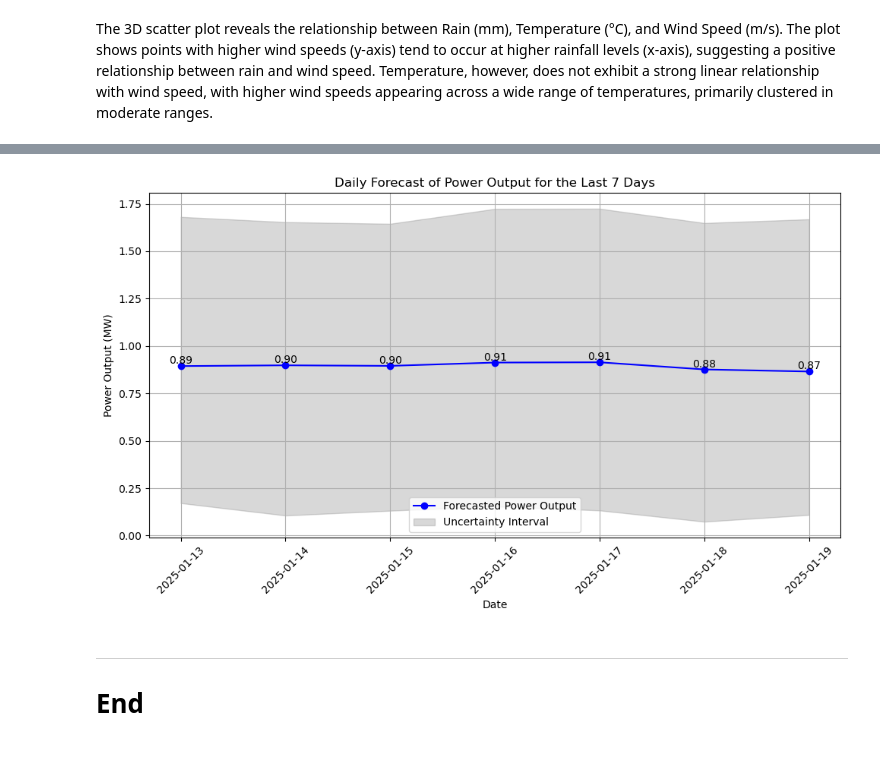
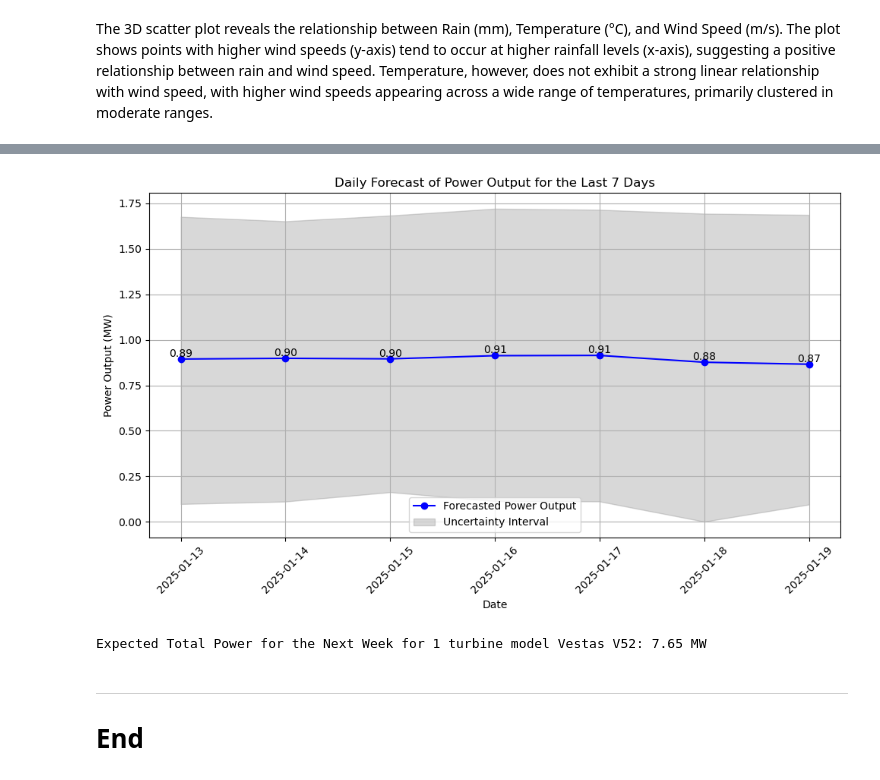
Before and after one commit to filipekojak88/PFDA, a Jupyter notebook: project/windspeed.ipynb, the cells around one changed output, grey strips where cells are left out. Saved outputs shown, nothing was run; the diff lists cells and outputs as text; code cells hidden in the pictures.

```diff
--- a/project/windspeed.ipynb
+++ b/project/windspeed.ipynb
@@ -615,15 +627,21 @@ forecast = model.predict(X_test)
 # %%
-import statsmodels.api as sm
-
-# Ensure the index has frequency
+# Ensure the index has daily frequency for time series consistency
 daily_data = daily_data.asfreq('D')
 
-# Fit an ARIMA model
+# Convert the wind power data from Watts to Megawatts (MW)
+daily_data['wdpr'] = daily_data['wdpr'] / 1e6  # 1 MW = 10^6 W
+
+# Fit an ARIMA model to the wind power data in MW
+# 'order=(p, d, q)' specifies the ARIMA parameters:
+# p = number of lag observations, d = degree of differencing, q = size of moving average window
 model_arima = sm.tsa.ARIMA(daily_data['wdpr'], order=(5, 1, 0))  # Adjust (p, d, q) as needed
 model_fit = model_arima.fit()
 
-# Forecast for the next 7 days
-forecast_arima = model_fit.get_forecast(steps=49)  # Use get_forecast for richer results
-forecast_arima_df = forecast_arima.summary_frame()  # Get forecast with confidence intervals
+# Generate a forecast for the next 49 days
+# Use get_forecast to include confidence intervals
+forecast_arima = model_fit.get_forecast(steps=49)
+forecast_arima_df = forecast_arima.summary_frame()  # Create a DataFrame with forecast and confidence intervals
+
+# Print the last 7 days of the forecast in MW for review
 print(forecast_arima_df.tail(7))
 # %% [output]
@@ -667,48 +693,51 @@ Expected Total Power for the Next Week for 1 turbine model Vestas V52: 7.65 MW
 # %%
-import matplotlib.pyplot as plt
-
-# Get the last 7 rows of the dataset
+# Get the last 7 rows of the forecasted data for visualization
 forecast_last_7 = forecast_next_week_daily.tail(7)
 
-# Convert the forecasted power output from watts to megawatts
-forecast_last_7['yhat'] = forecast_last_7['yhat'] / 1e6
-forecast_last_7['yhat_lower'] = forecast_last_7['yhat_lower'] / 1e6
-forecast_last_7['yhat_upper'] = forecast_last_7['yhat_upper'] / 1e6
-
-# Plot the forecast for the last 7 days
+# Plot the forecasted power output for the last 7 days
 plt.figure(figsize=(10, 6))
 plt.plot(forecast_last_7['ds'], forecast_last_7['yhat'], label='Forecasted Power Output', marker='o', linestyle='-', color='blue')
+
+# Plot the uncertainty interval as a shaded area
 plt.fill_between(
     forecast_last_7['ds'],
     forecast_last_7['yhat_lower'],
     forecast_last_7['yhat_upper'],
     color='gray',
     alpha=0.3,
     label='Uncertainty Interval'
 )
 
-# Add data labels for forecasted power output with a slight vertical offset
+# Add data labels for each forecasted power output value with vertical offset
 for i, row in forecast_last_7.iterrows():
     plt.text(
         row['ds'], row['yhat'],
         f"{row['yhat']:.2f}",
         color='black',
         ha='center',
         va='bottom',  # Adjust vertical alignment to avoid overlap
         verticalalignment='center',
         fontsize=10
     )
 
+# Customize the plot with title, axis labels, and grid
 plt.title('Daily Forecast of Power Output for the Last 7 Days')
 plt.xlabel('Date')
 plt.ylabel('Power Output (MW)')
 plt.xticks(rotation=45)
 plt.legend()
 plt.grid(True)
 plt.tight_layout()
+
+# Show the plot
 plt.show()
+
+# Calculate and print the total expected power output for the next week
+total_power_next_week = forecast_arima_df['mean'].tail(7).sum()
+print(f"\nExpected Total Power for the Next Week for 1 turbine model Vestas V52: {total_power_next_week:.2f} MW")
 # %% [output]
-[figure, old version]
+[figure, new version]
+Expected Total Power for the Next Week for 1 turbine model Vestas V52: 7.65 MW
 # %% [markdown]
 ***
 # End
```
Also changed, not shown: parts of 59 cells of this notebook, 1 other file.
